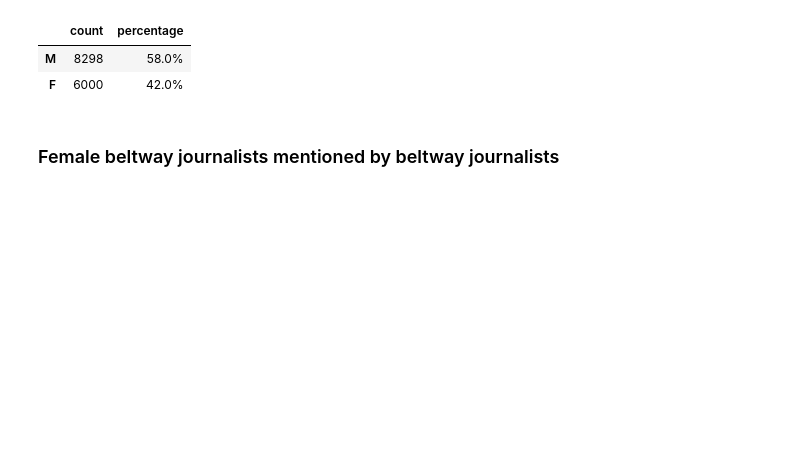
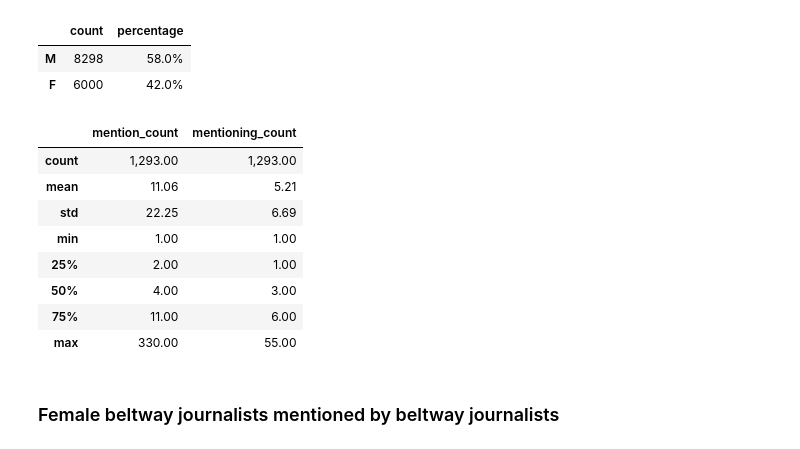
Before and after one commit to justinlittman/beltway_reporters, a Jupyter notebook: jupyter/Gender dynamics.ipynb, the cells around one changed output. Cells and saved outputs as stored; diff of their text form; code cells hidden in the pictures; blank space fills up the shorter version.

```diff
--- a/jupyter/Gender dynamics.ipynb
+++ b/jupyter/Gender dynamics.ipynb
@@ -469,7 +469,7 @@ def journalist_mention_summary(mention_df):
     mentioning_user_count_df.index.name = 'user_id'
 
     # Join with user summary
-    return user_summary_df.join([mention_count_df, mentioning_user_count_df], how="inner").sort_values(['mention_count', 'mentioning_count'], ascending=False)
+    return user_summary_df.join([mention_count_df, mentioning_user_count_df], how="inner").sort_values(['mention_count', 'mentioning_count', 'followers_count'], ascending=False)
 
 # Fields for displaying journalist mention summaries
 journalist_mention_summary_fields = ['screen_name', 'name', 'organization', 'gender', 'followers_count', 'mention_count', 'mentioning_count']
@@ -620,6 +620,18 @@ journalist_mention_gender_summary(journalists_mention_df)
 |  | count | percentage |
 | M | 8298 | 58.0% |
 | F | 6000 | 42.0% |
+# %%
+journalists_mention_summary_df[['mention_count', 'mentioning_count']].describe()
+# %% [output]
+|  | mention_count | mentioning_count |
+| count | 1,293.00 | 1,293.00 |
+| mean | 11.06 | 5.21 |
+| std | 22.25 | 6.69 |
+| min | 1.00 | 1.00 |
+| 25% | 2.00 | 1.00 |
+| 50% | 4.00 | 3.00 |
+| 75% | 11.00 | 6.00 |
+| max | 330.00 | 55.00 |
 # %% [markdown]
 ### Female beltway journalists mentioned by beltway journalists
 # %%
```
Also changed, not shown: parts of 25 cells of this notebook, 20 other files.
